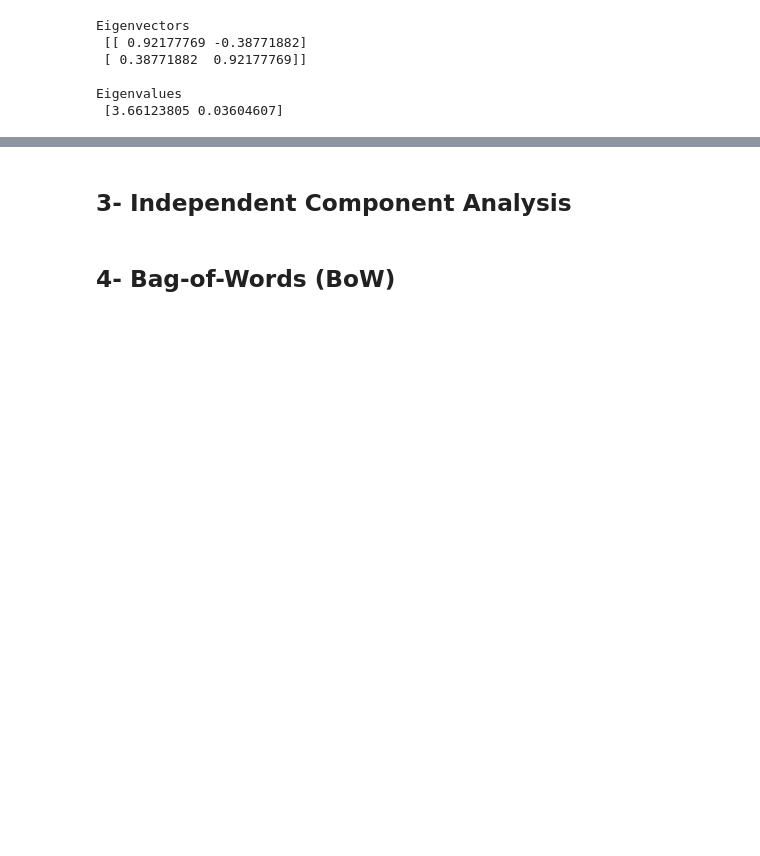
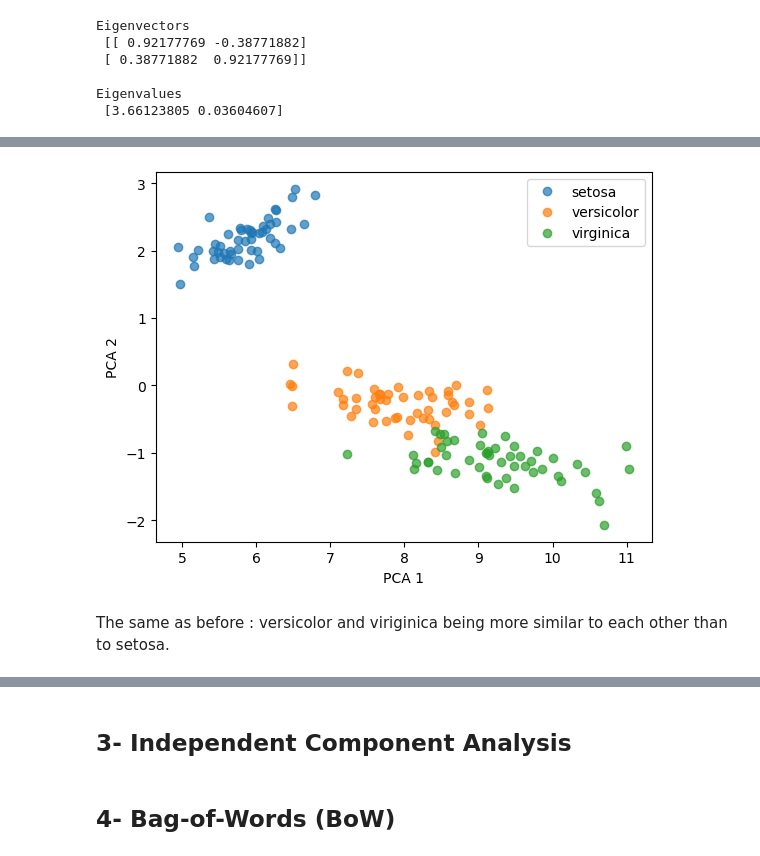
Before and after one commit to badiaamakhlouf/Feature_Engineering_And_Extraction, a Jupyter notebook: 1_Feature_Extraction_Deep_Dive.ipynb, the cells around one changed output, grey strips where cells are left out. Saved outputs shown, nothing was run; the diff lists cells and outputs as text; code cells hidden in the pictures; blank space fills up the shorter version.

```diff
--- a/1_Feature_Extraction_Deep_Dive.ipynb
+++ b/1_Feature_Extraction_Deep_Dive.ipynb
@@ -249,0 +253,29 @@ Here some key differences in their formulations and applications:
+# %%
+from sklearn.decomposition import TruncatedSVD
+
+# Load the Iris dataset
+iris = load_iris()
+X = iris.data
+y = iris.target_names[iris.target]
+
+# Apply SVD with scikit-learn
+svd = TruncatedSVD(n_components=2)  # Choose the number of components
+X_svd_sklearn = svd.fit_transform(X)
+# %%
+# Project the data into this 2D space and convert it back to a tidy dataframe
+df_2D = pd.DataFrame(X_svd_sklearn,columns=['PCA1', 'PCA2'])
+# Create a column for species name
+df_2D['species'] = y
+# %%
+for key, group in df_2D.groupby(['species']):
+    plt.plot(group.PCA1, group.PCA2, 'o', alpha=0.7, label=key)
+
+# Tidy up plot
+plt.legend(loc=0)
+plt.margins(0.05)
+plt.xlabel('PCA 1')
+plt.ylabel('PCA 2');
+# %% [output]
+[figure, added]
+# %% [markdown]
+The same as before : versicolor and viriginica being more similar to each other than to setosa.
```
Also changed, not shown: parts of 17 cells of this notebook.
